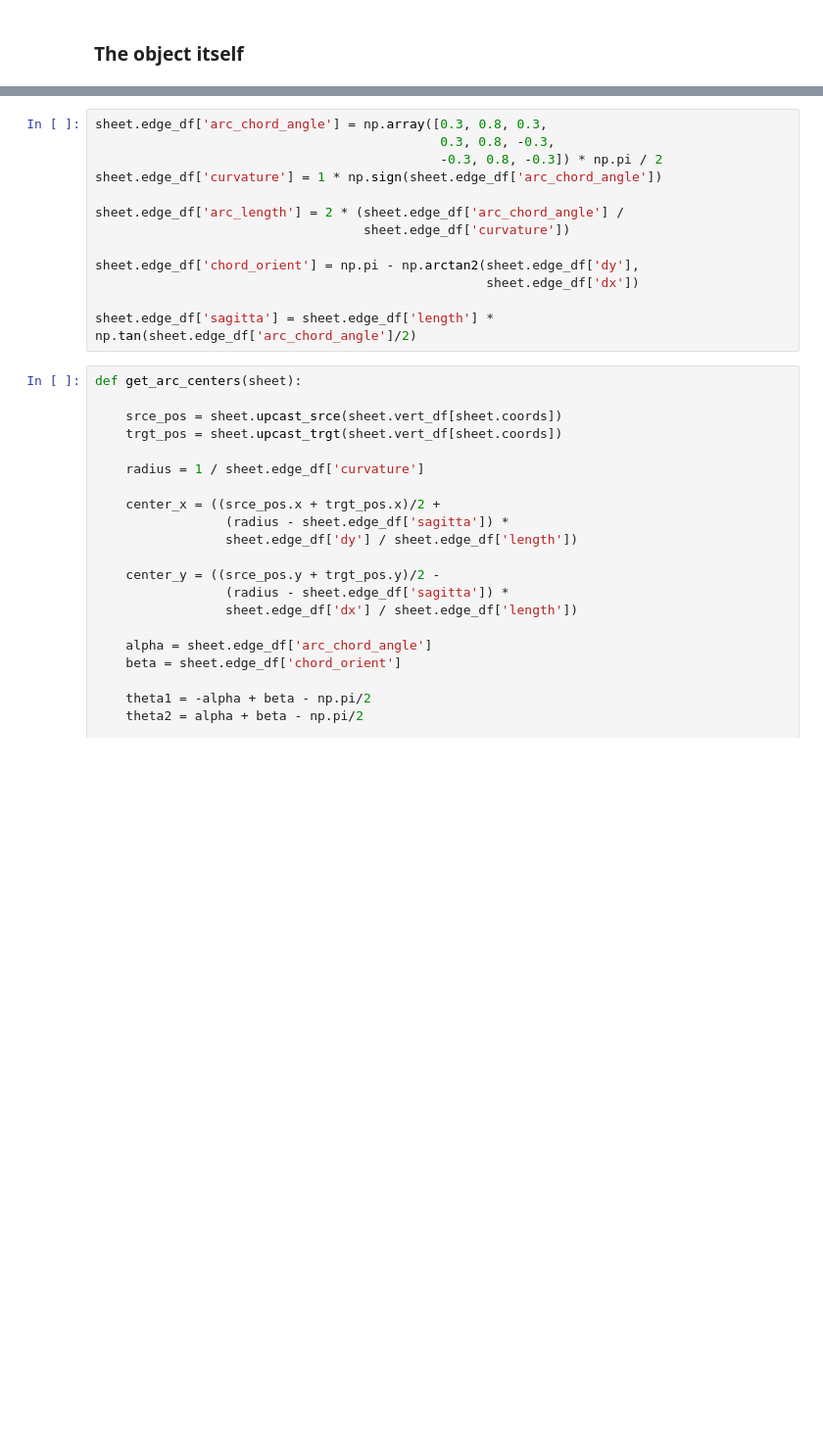
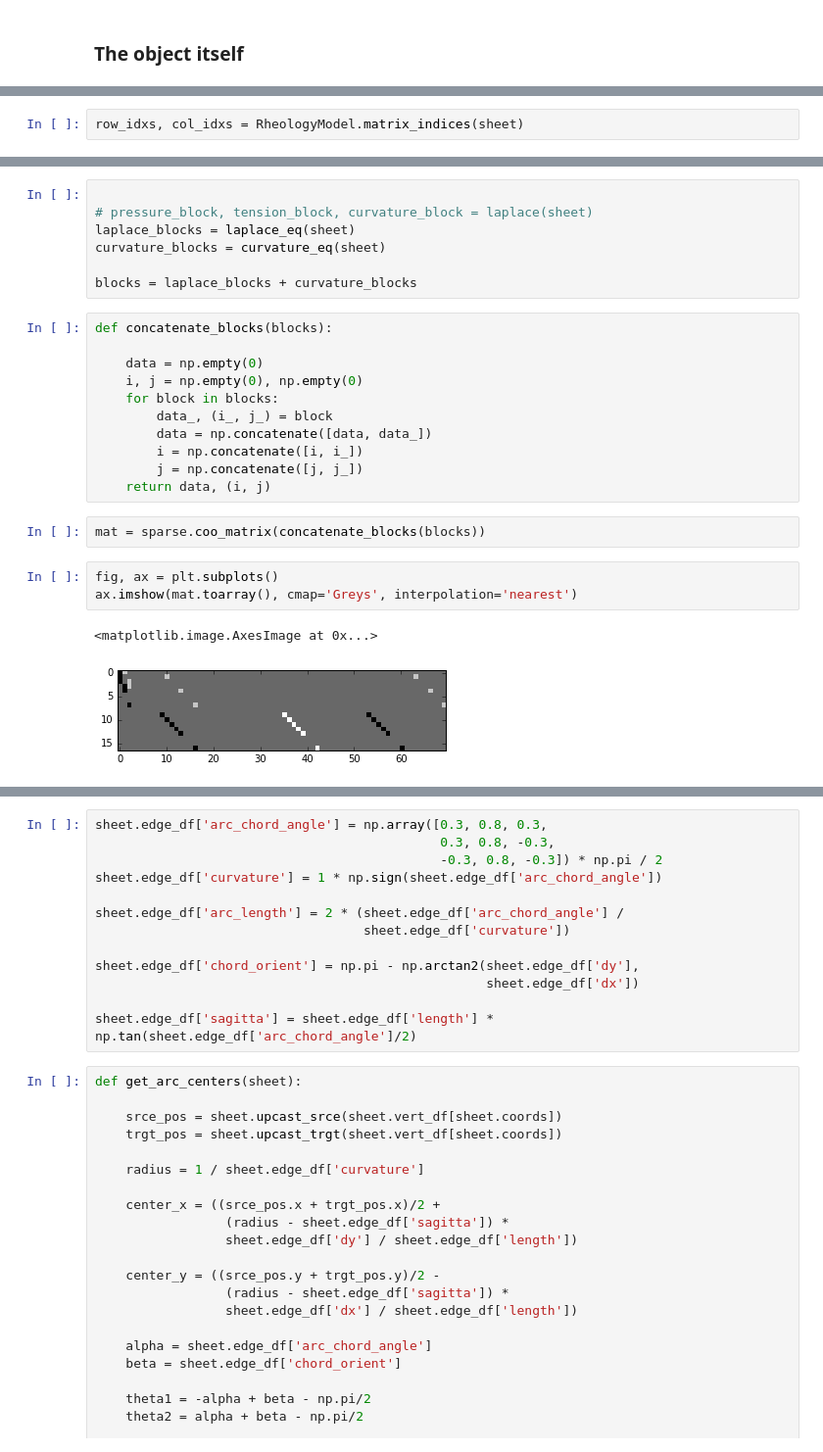
Before and after one commit to glyg/notebooks, a Jupyter notebook: tyssue/Rheology/Equations.ipynb, the cells around one changed output, grey strips where cells are left out. Shown at 98% size. Cells and saved outputs as stored; diff of their text form; blank space fills up the shorter version.

Commit message:
WIP - implementing the rheology equations

```diff
--- a/tyssue/Rheology/Equations.ipynb
+++ b/tyssue/Rheology/Equations.ipynb
@@ -312,0 +421,2 @@ Automatic pdb calling has been turned ON
+# %%
+row_idxs, col_idxs = RheologyModel.matrix_indices(sheet)
@@ -312,0 +566,26 @@ Automatic pdb calling has been turned ON
+# %%
+
+# pressure_block, tension_block, curvature_block = laplace(sheet)
+laplace_blocks = laplace_eq(sheet)
+curvature_blocks = curvature_eq(sheet)
+
+blocks = laplace_blocks + curvature_blocks
+# %%
+def concatenate_blocks(blocks):
+
+    data = np.empty(0)
+    i, j = np.empty(0), np.empty(0)
+    for block in blocks:
+        data_, (i_, j_) = block
+        data = np.concatenate([data, data_])
+        i = np.concatenate([i, i_])
+        j = np.concatenate([j, j_])
+    return data, (i, j)
+# %%
+mat = sparse.coo_matrix(concatenate_blocks(blocks))
+# %%
+fig, ax = plt.subplots()
+ax.imshow(mat.toarray(), cmap='Greys', interpolation='nearest')
+# %% [output]
+<matplotlib.image.AxesImage at 0x...>
+[figure, added]
```
Also changed, not shown: parts of 21 cells of this notebook.
